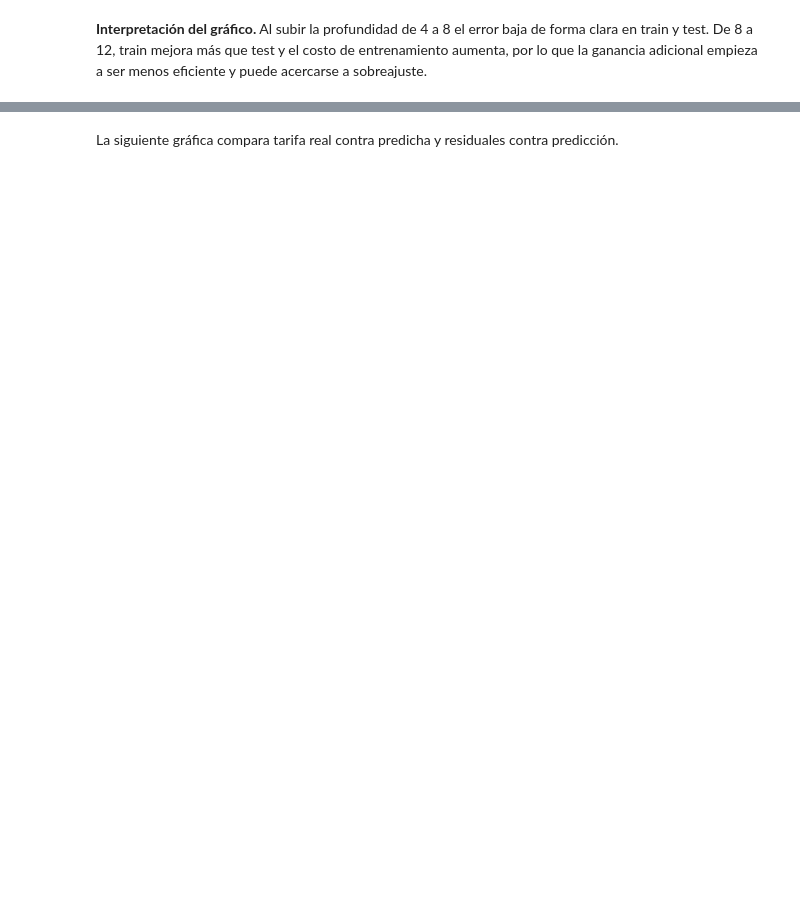
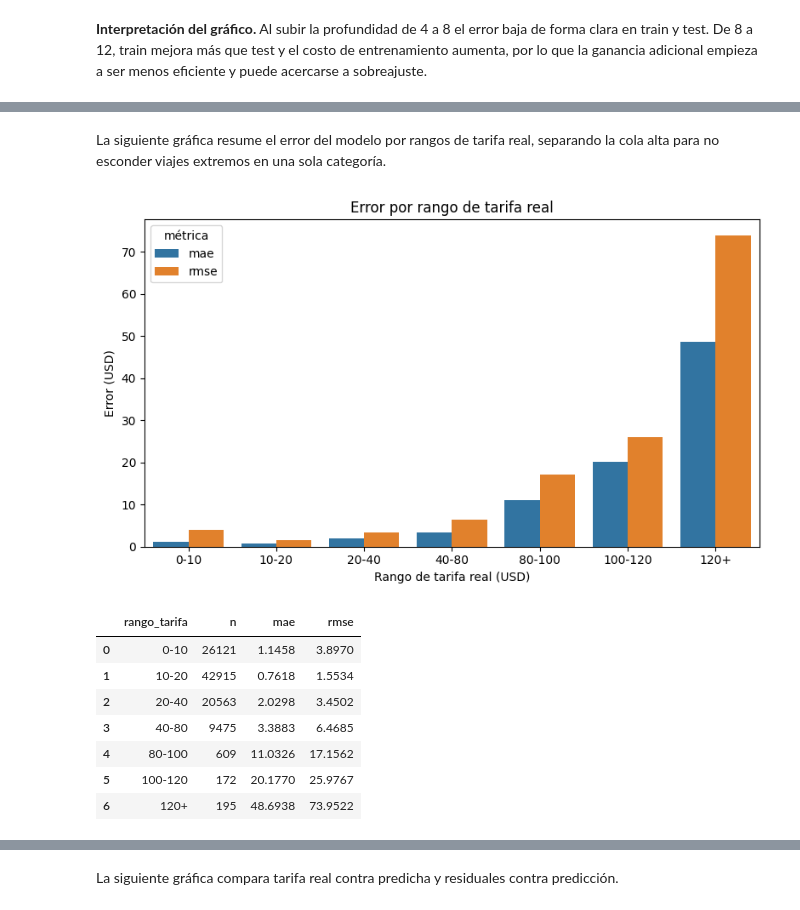
Before and after one commit to jjmonsalveg/big-data-mna, a Jupyter notebook: proyecto/etapa4/Proyecto_Final_12Equipo.ipynb, the cells around one changed output, grey strips where cells are left out. Saved outputs shown, nothing was run; the diff lists cells and outputs as text; code cells hidden in the pictures; blank space fills up the shorter version.

```diff
--- a/proyecto/etapa4/Proyecto_Final_12Equipo.ipynb
+++ b/proyecto/etapa4/Proyecto_Final_12Equipo.ipynb
@@ -2401,0 +2973,60 @@ display(complexity_df.round(4))
+# %% [markdown]
+La siguiente gráfica resume el error del modelo por rangos de tarifa real, separando la cola alta para no esconder viajes extremos en una sola categoría.
+# %%
+fare_bins = [0, 10, 20, 40, 80, 100, 120, np.inf]
+fare_labels = ["0-10", "10-20", "20-40", "40-80", "80-100", "100-120", "120+"]
+rf_diagnostic_pdf["rango_tarifa"] = pd.cut(
+    rf_diagnostic_pdf[TARGET],
+    bins=fare_bins,
+    labels=fare_labels,
+    include_lowest=True,
+    right=False,
+)
+rf_diagnostic_pdf["abs_error"] = (
+    rf_diagnostic_pdf["prediction"] - rf_diagnostic_pdf[TARGET]
+).abs()
+rf_diagnostic_pdf["squared_error"] = (
+    rf_diagnostic_pdf["prediction"] - rf_diagnostic_pdf[TARGET]
+) ** 2
+
+error_by_fare_bin_pdf = (
+    rf_diagnostic_pdf.dropna(subset=["rango_tarifa"])
+    .groupby("rango_tarifa", observed=False)
+    .agg(
+        n=(TARGET, "size"),
+        mae=("abs_error", "mean"),
+        rmse=("squared_error", lambda values: np.sqrt(values.mean())),
+    )
+    .reset_index()
+)
+error_by_fare_bin_long_pdf = error_by_fare_bin_pdf.melt(
+    id_vars=["rango_tarifa", "n"],
+    value_vars=["mae", "rmse"],
+    var_name="métrica",
+    value_name="error_usd",
+)
+
+plt.figure(figsize=(8, 4.8))
+sns.barplot(
+    data=error_by_fare_bin_long_pdf,
+    x="rango_tarifa",
+    y="error_usd",
+    hue="métrica",
+)
+plt.title("Error por rango de tarifa real")
+plt.xlabel("Rango de tarifa real (USD)")
+plt.ylabel("Error (USD)")
+plt.tight_layout()
+plt.show()
+
+display(error_by_fare_bin_pdf.round(4))
+# %% [output]
+[figure, added]
+|  | rango_tarifa | n | mae | rmse |
+| 0 | 0-10 | 26121 | 1.1458 | 3.8970 |
+| 1 | 10-20 | 42915 | 0.7618 | 1.5534 |
+| 2 | 20-40 | 20563 | 2.0298 | 3.4502 |
+| 3 | 40-80 | 9475 | 3.3883 | 6.4685 |
+| 4 | 80-100 | 609 | 11.0326 | 17.1562 |
+| 5 | 100-120 | 172 | 20.1770 | 25.9767 |
+| 6 | 120+ | 195 | 48.6938 | 73.9522 |
```
Also changed, not shown: parts of 72 cells of this notebook.
